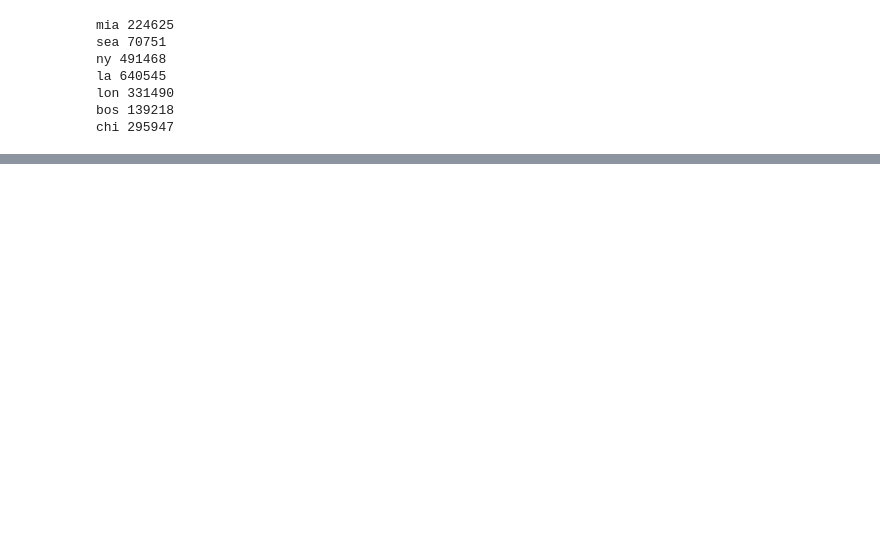
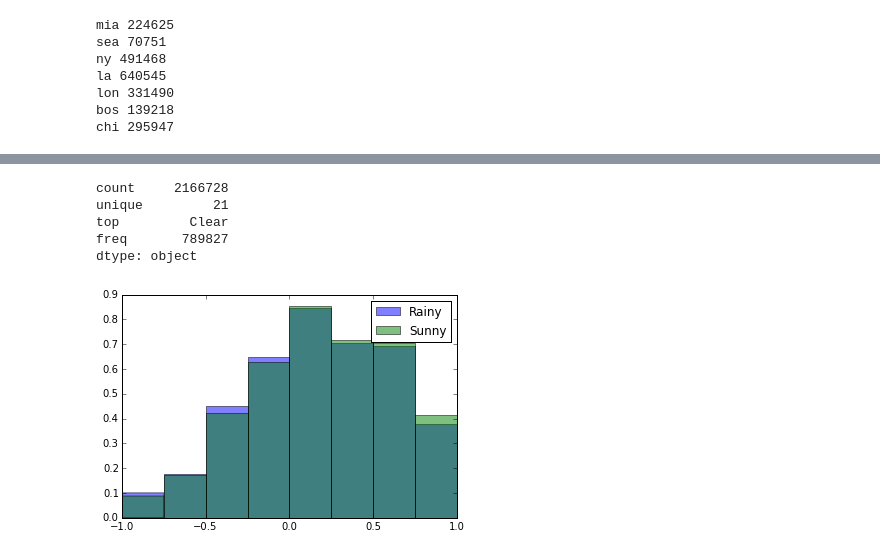
Before and after one commit to a-campbell/Twitter_Weather_Project, a Jupyter notebook: Andrew Analysis.ipynb, the cells around one changed output, grey strips where cells are left out. Drawn from its saved outputs; the diff is of its cells as text; code cells hidden in the pictures; blank space fills up the shorter version.

```diff
--- a/Andrew Analysis.ipynb
+++ b/Andrew Analysis.ipynb
@@ -54,0 +77,22 @@ chi 295947
+# %%
+bins = numpy.linspace(-10, 10, 100)
+
+plt.hist(x, bins, alpha=0.5, label='x')
+plt.hist(y, bins, alpha=0.5, label='y')
+pyplot.legend(loc='upper right')
+# %% [output]
+count     2166728
+unique         21
+top         Clear
+freq       789827
+dtype: object
+# %%
+x = tw[tw.City == 'chi'][tw.Conditions.isin(['Rain', 'Drizzle', 'Rain Showers', 'Light Snow', 'Heavy Rain', 'Heavy Drizzle', 'Light Rain'])].polarity
+y = tw[tw.City == 'chi'][tw.Conditions.isin(['Clear','nan', 'Mostly Cloudy', 'Partly Cloudy', 'Scattered Clouds'])].polarity
+
+plt.hist(x.values, bins=8, alpha=0.5, label='Rainy', normed=True)
+plt.hist(y.values, bins=8, alpha=0.5, label='Sunny', normed=True)
+plt.legend(loc='upper right')
+plt.show()
+# %% [output]
+[figure, added]
```
Also changed, not shown: parts of 7 cells of this notebook.
